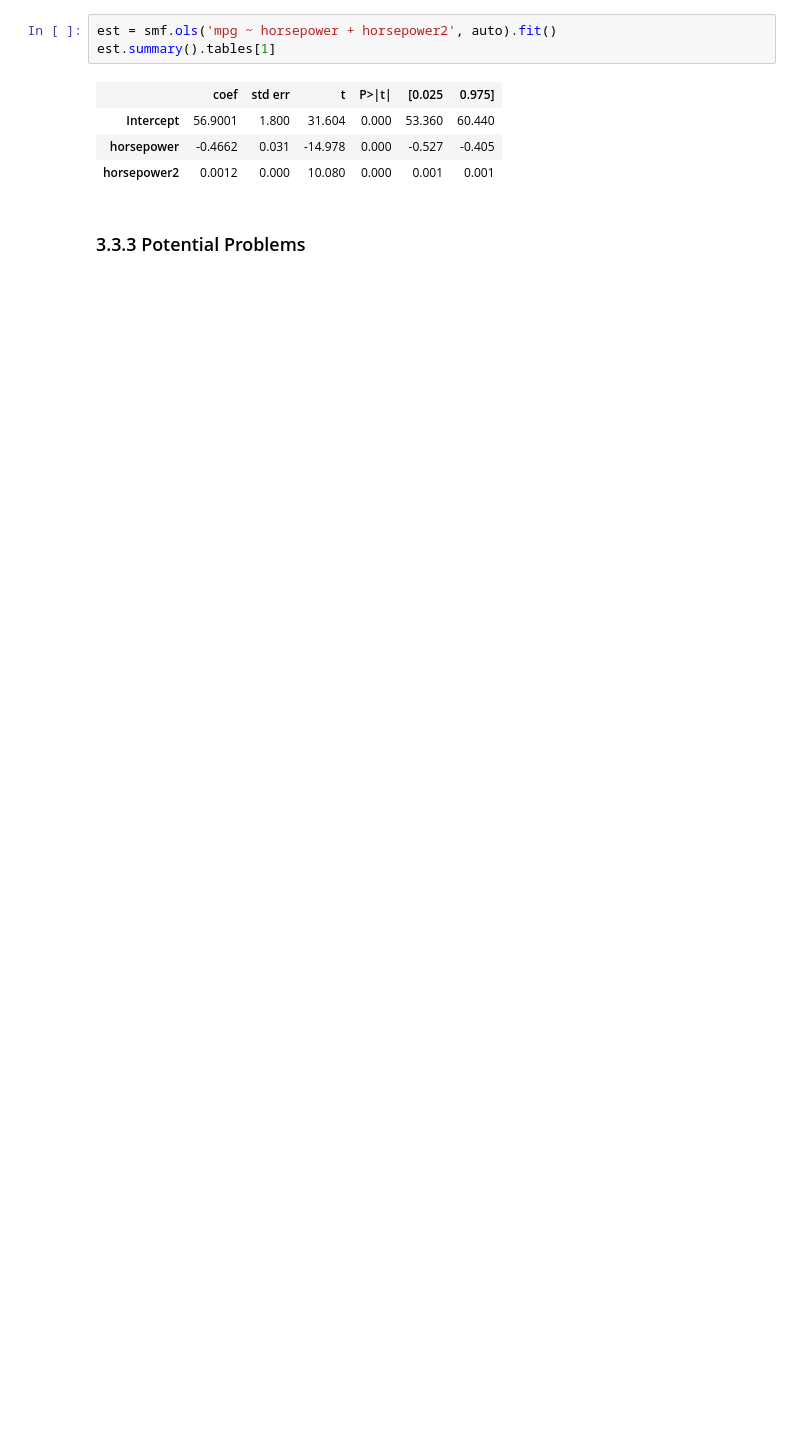
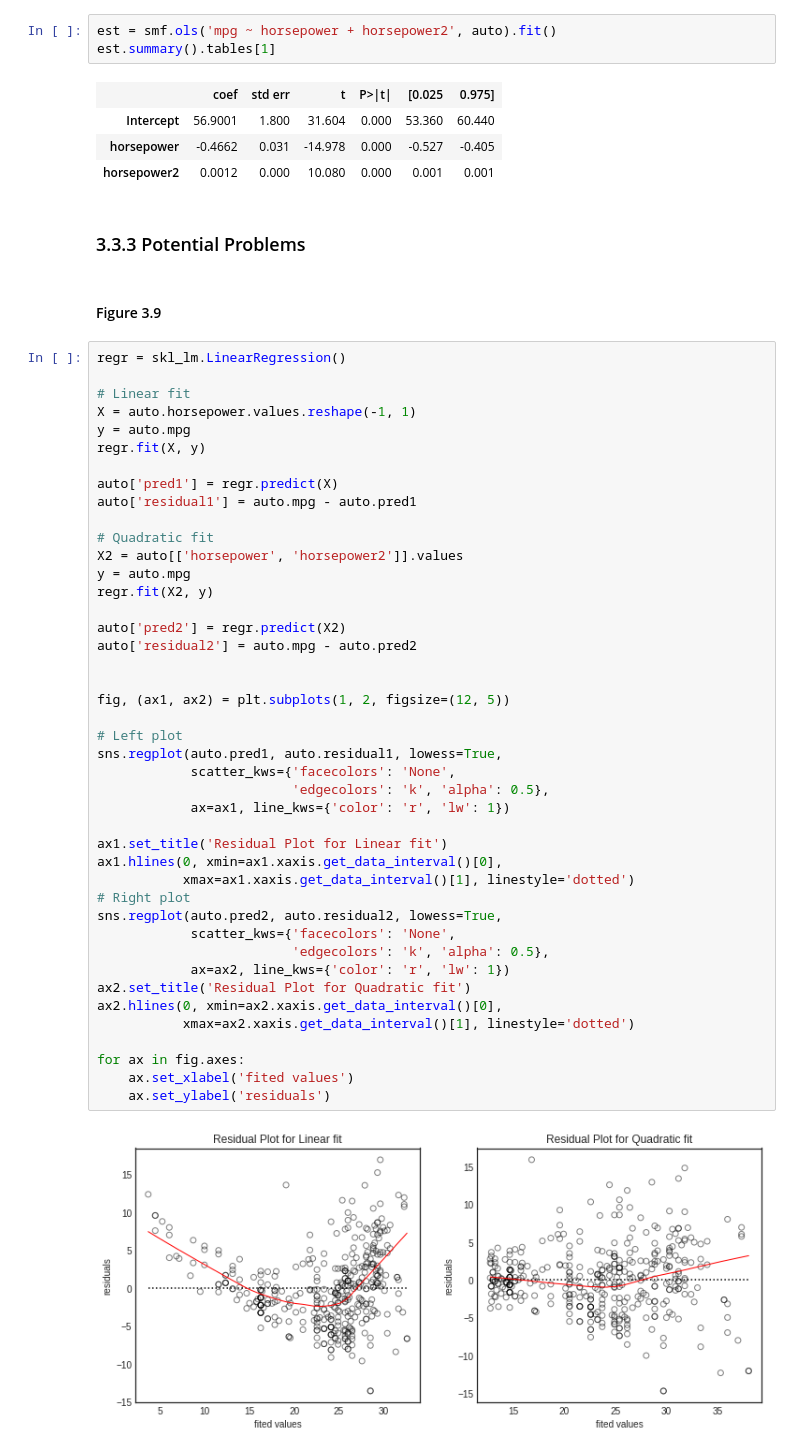
Before and after one commit to kuhnen/ML-exercises, a Jupyter notebook: ISRL-Python/Chapter_3.ipynb, the cells around one changed output. Cells and saved outputs as stored; diff of their text form; blank space fills up the shorter version.

Commit message:
residual plots chapter 3

```diff
--- a/ISRL-Python/Chapter_3.ipynb
+++ b/ISRL-Python/Chapter_3.ipynb
@@ -483,3 +483,50 @@ est.summary().tables[1]
 | horsepower2 | 0.0012 | 0.000 | 10.080 | 0.000 | 0.001 | 0.001 |
 # %% [markdown]
 ### 3.3.3 Potential Problems
+# %% [markdown]
+#### Figure 3.9
+# %%
+regr = skl_lm.LinearRegression()
+
+# Linear fit
+X = auto.horsepower.values.reshape(-1, 1)
+y = auto.mpg
+regr.fit(X, y)
+
+auto['pred1'] = regr.predict(X)
+auto['residual1'] = auto.mpg - auto.pred1
+
+# Quadratic fit
+X2 = auto[['horsepower', 'horsepower2']].values
+y = auto.mpg
+regr.fit(X2, y)
+
+auto['pred2'] = regr.predict(X2)
+auto['residual2'] = auto.mpg - auto.pred2
+
+
+fig, (ax1, ax2) = plt.subplots(1, 2, figsize=(12, 5))
+
+# Left plot
+sns.regplot(auto.pred1, auto.residual1, lowess=True,
+            scatter_kws={'facecolors': 'None',
+                         'edgecolors': 'k', 'alpha': 0.5},
+            ax=ax1, line_kws={'color': 'r', 'lw': 1})
+
+ax1.set_title('Residual Plot for Linear fit')
+ax1.hlines(0, xmin=ax1.xaxis.get_data_interval()[0],
+           xmax=ax1.xaxis.get_data_interval()[1], linestyle='dotted')
+# Right plot
+sns.regplot(auto.pred2, auto.residual2, lowess=True,
+            scatter_kws={'facecolors': 'None',
+                         'edgecolors': 'k', 'alpha': 0.5},
+            ax=ax2, line_kws={'color': 'r', 'lw': 1})
+ax2.set_title('Residual Plot for Quadratic fit')
+ax2.hlines(0, xmin=ax2.xaxis.get_data_interval()[0],
+           xmax=ax2.xaxis.get_data_interval()[1], linestyle='dotted')
+
+for ax in fig.axes:
+    ax.set_xlabel('fited values')
+    ax.set_ylabel('residuals')
+# %% [output]
+[figure, added]
```
Also changed, not shown: parts of 6 cells of this notebook.
